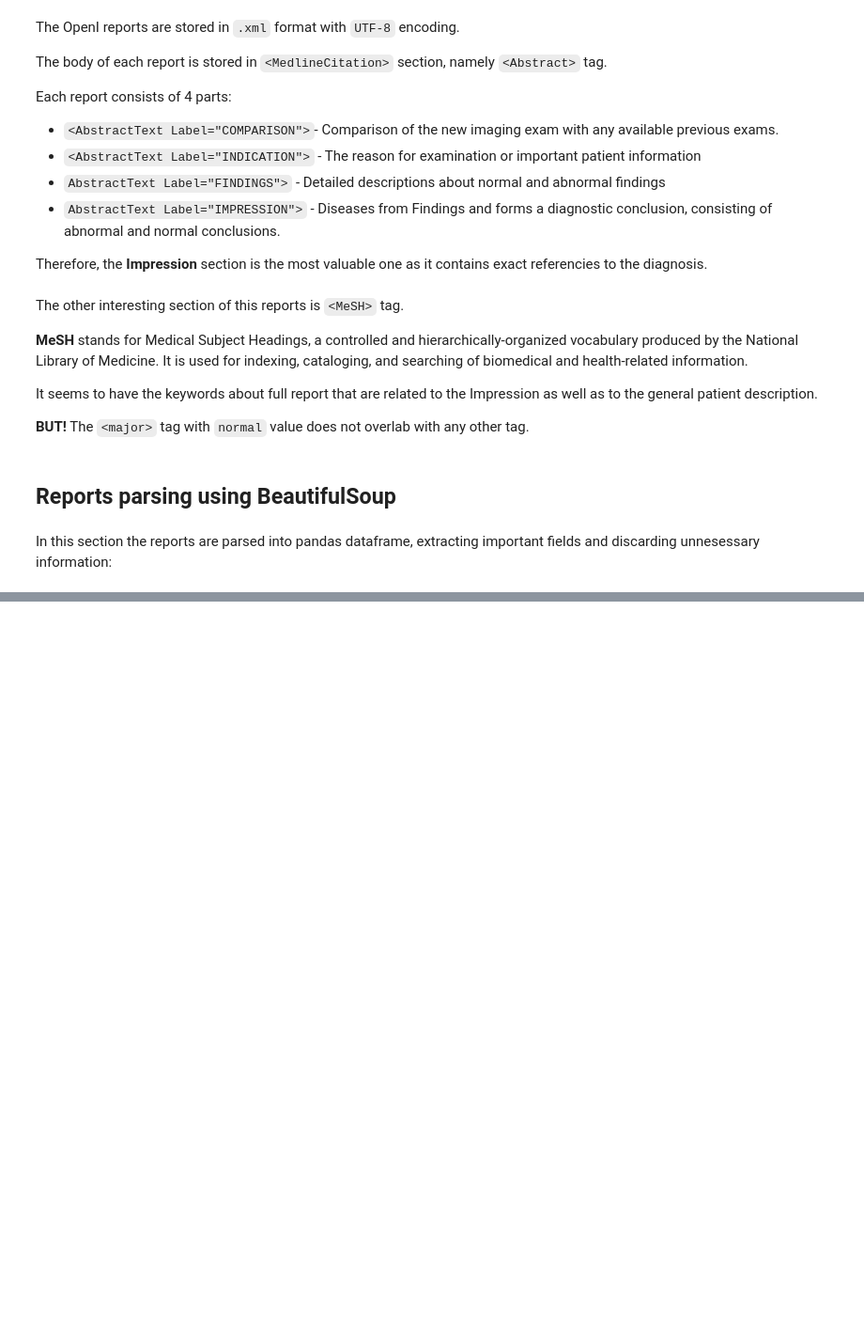
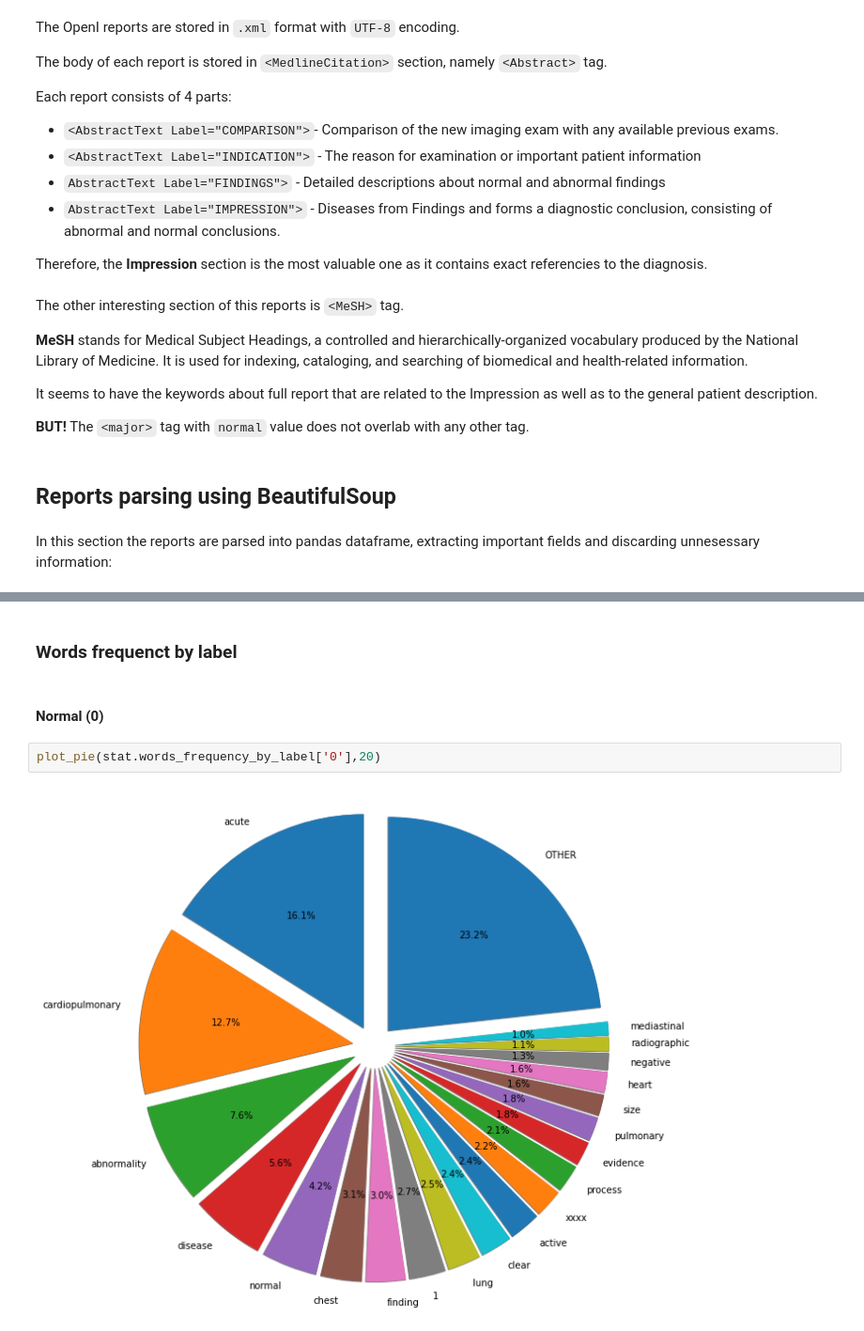
Before and after one commit to Genvekt/DS_Project_S20, a Jupyter notebook: preprocessing.ipynb, the cells around one changed output, grey strips where cells are left out. Shown at 94% size. Saved outputs shown, nothing was run; the diff lists cells and outputs as text; blank space fills up the shorter version.

```diff
--- a/preprocessing.ipynb
+++ b/preprocessing.ipynb
@@ -136,0 +289,8 @@ data.head()
+# %% [markdown]
+### Words frequenct by label
+# %% [markdown]
+#### Normal (0)
+# %%
+plot_pie(stat.words_frequency_by_label['0'],20)
+# %% [output]
+[figure, added]
```
Also changed, not shown: parts of 62 cells of this notebook, 8 other files.
